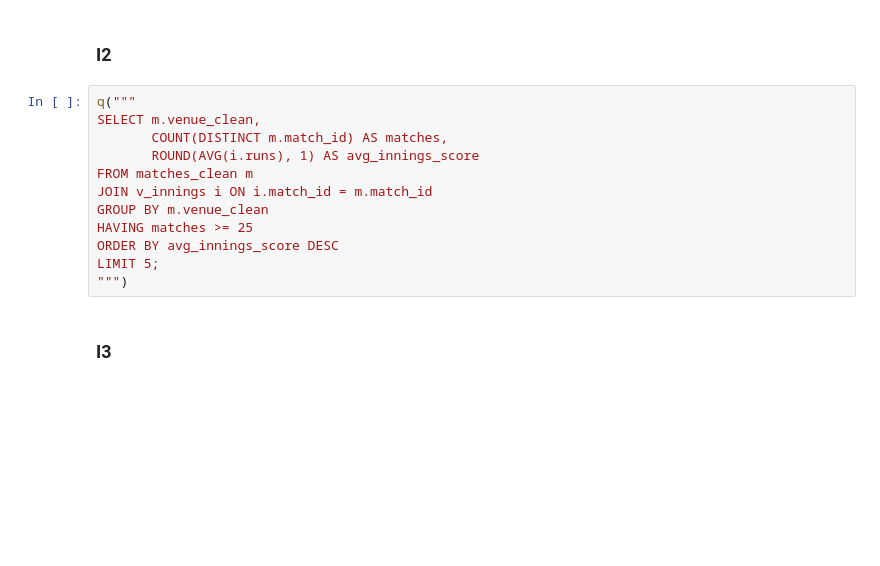
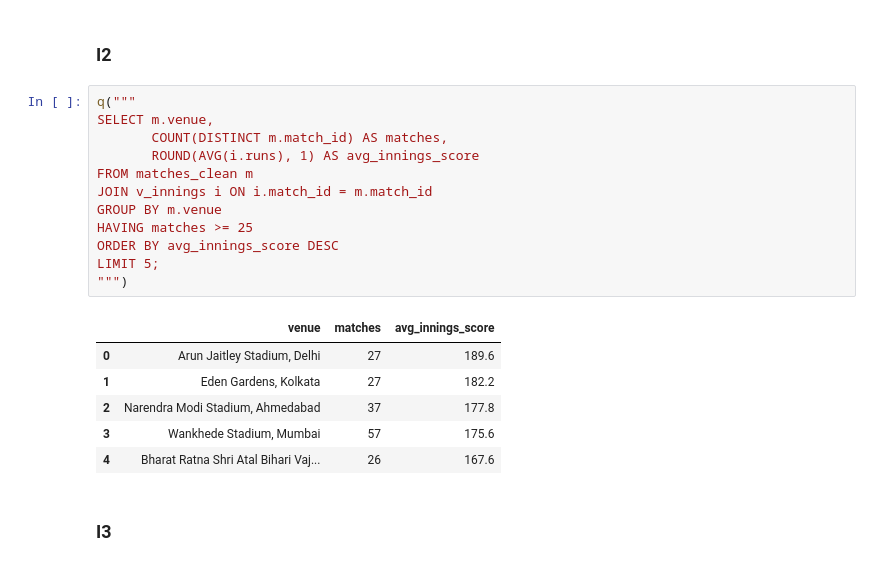
Before and after one commit to muhammednajif/ipl-cricket-analytics, a Jupyter notebook: notebooks/03_analysis.ipynb, the cells around one changed output. Cells and saved outputs as stored; diff of their text form; blank space fills up the shorter version.

```diff
--- a/notebooks/03_analysis.ipynb
+++ b/notebooks/03_analysis.ipynb
@@ -1567,16 +1630,23 @@ LIMIT 5;
 ### I2
 # %%
 q("""
-SELECT m.venue_clean,
+SELECT m.venue,
        COUNT(DISTINCT m.match_id) AS matches,
        ROUND(AVG(i.runs), 1) AS avg_innings_score
 FROM matches_clean m
 JOIN v_innings i ON i.match_id = m.match_id
-GROUP BY m.venue_clean
+GROUP BY m.venue
 HAVING matches >= 25
 ORDER BY avg_innings_score DESC
 LIMIT 5;
 """)
+# %% [output]
+|  | venue | matches | avg_innings_score |
+| 0 | Arun Jaitley Stadium, Delhi | 27 | 189.6 |
+| 1 | Eden Gardens, Kolkata | 27 | 182.2 |
+| 2 | Narendra Modi Stadium, Ahmedabad | 37 | 177.8 |
+| 3 | Wankhede Stadium, Mumbai | 57 | 175.6 |
+| 4 | Bharat Ratna Shri Atal Bihari Vaj... | 26 | 167.6 |
 # %% [markdown]
 ### I3
 # %%
```
Also changed, not shown: parts of 64 cells of this notebook, 2 other files.
